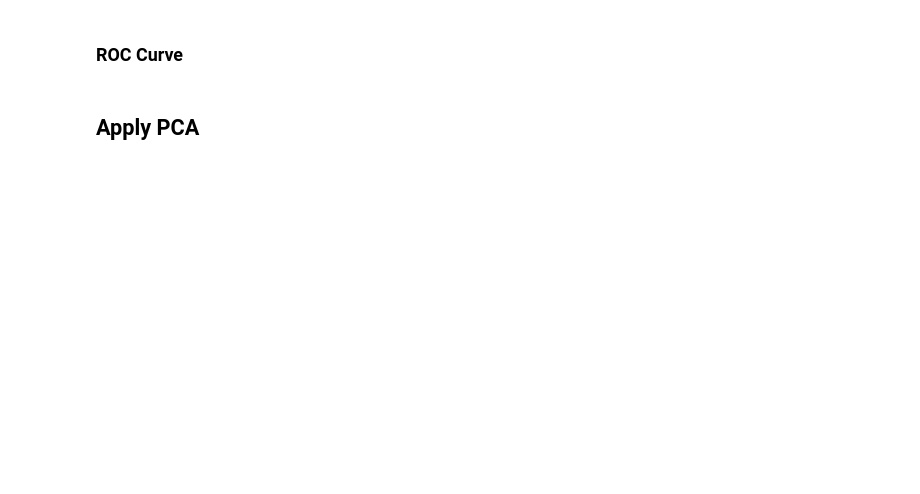
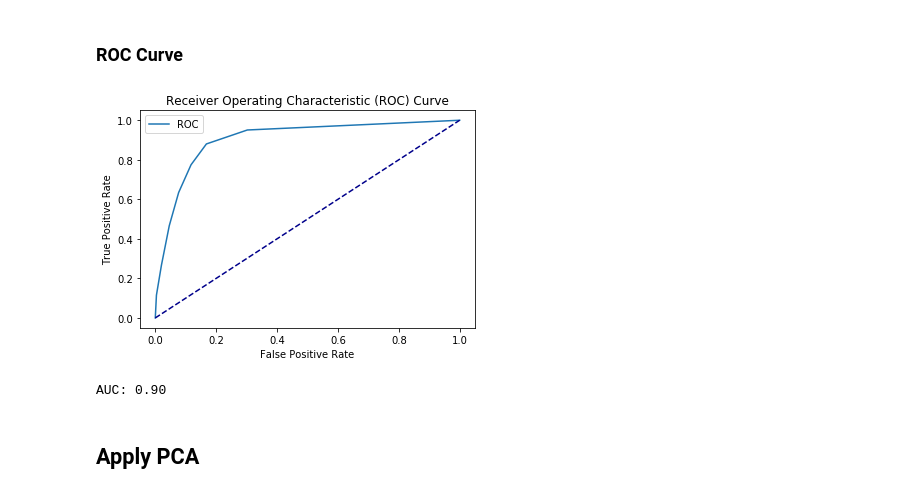
Before and after one commit to mauriciosotogomez/Supervised_Learning_Lab, a Jupyter notebook: 10_Classification_KNN.ipynb, the cells around one changed output. Drawn from its saved outputs; the diff is of its cells as text; code cells hidden in the pictures; blank space fills up the shorter version.

```diff
--- a/10_Classification_KNN.ipynb
+++ b/10_Classification_KNN.ipynb
@@ -462,25 +316,28 @@ sns.heatmap(confusion_matrix(y_test, y_pred), annot=True, fmt='d', cmap="Reds");
 # %% [markdown]
 ### ROC Curve
 # %%
-model = KNeighborsClassifier(n_neighbors=11)
+model = KNeighborsClassifier(n_neighbors=7)
 model.fit(X_train, y_train)
 y_pred = model.predict(X_test)
 
 y_probs = model.predict_proba(X_test) #predict_proba gives the probabilities for the target (0 and 1 in your case)
 
 fpr, tpr, thresholds=metrics.roc_curve(y_test,  y_probs[:,1])
 
 import matplotlib.pyplot as plt
 plt.plot(fpr, tpr, label='ROC')
 plt.plot([0, 1], [0, 1], color='darkblue', linestyle='--')
 plt.xlabel('False Positive Rate')
 plt.ylabel('True Positive Rate')
 plt.title('Receiver Operating Characteristic (ROC) Curve')
 plt.legend()
 plt.show()
 
 auc = metrics.roc_auc_score(y_test, y_probs[:,1])
 print('AUC: %.2f' % auc)
+# %% [output]
+[figure, added]
+AUC: 0.90
 # %% [markdown]
 ## Apply PCA
 # %%
```
Also changed, not shown: parts of 25 cells of this notebook, 1 other file.
